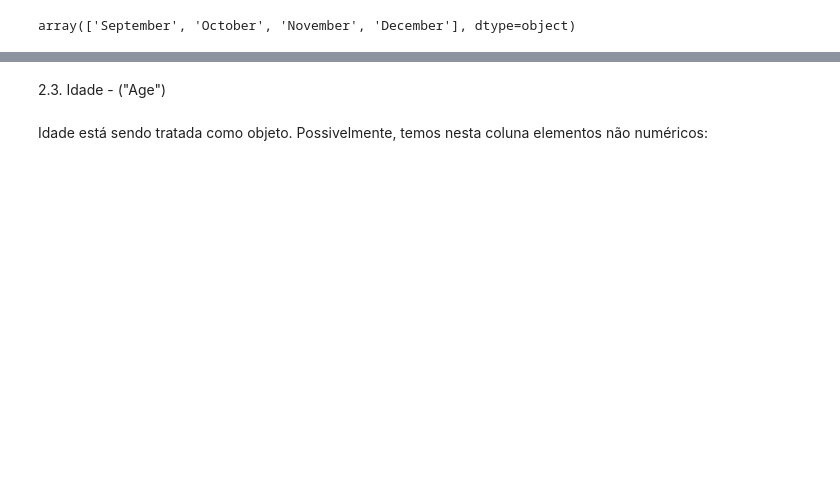
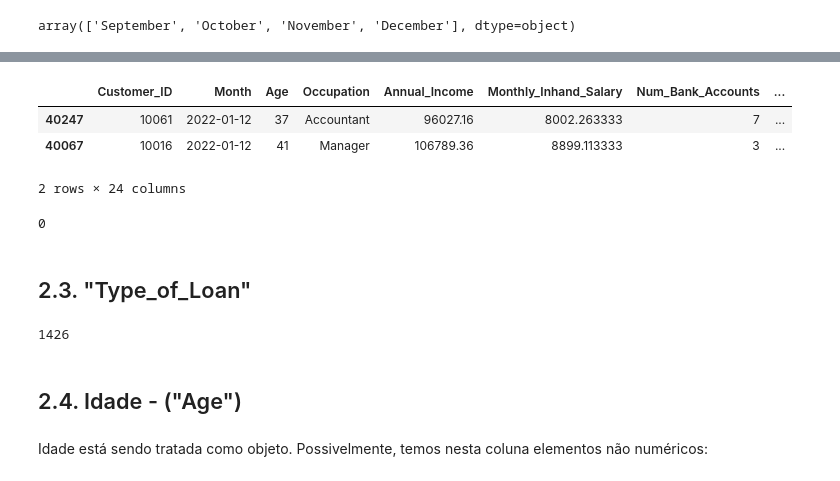
Before and after one commit to julianacamara98/intro_python_2023_ProjetoFinal, a Jupyter notebook: EDA.ipynb, the cells around one changed output, grey strips where cells are left out. Saved outputs shown, nothing was run; the diff lists cells and outputs as text; code cells hidden in the pictures; blank space fills up the shorter version.

```diff
--- a/EDA.ipynb
+++ b/EDA.ipynb
@@ -231,5 +218,24 @@ Agora, é possível verificar que não há valores faltantes em "Anual_Income" (
+# %%
+dados['Monthly_Inhand_Salary'].fillna(value= dados['Annual_Income']/12, inplace=True)
+# %%
+dados.loc[(dados['Customer_ID'] == 10061) | (dados['Customer_ID'] == 10016)]
+# %% [output]
+|  | Customer_ID | Month | Age | Occupation | Annual_Income | Monthly_Inhand_Salary | Num_Bank_Accounts | ... |
+| 40247 | 10061 | 2022-01-12 | 37 | Accountant | 96027.16 | 8002.263333 | 7 | ... |
+| 40067 | 10016 | 2022-01-12 | 41 | Manager | 106789.36 | 8899.113333 | 3 | ... |
+2 rows × 24 columns
+# %%
+dados['Monthly_Inhand_Salary'].isnull().sum()
+# %% [output]
+0
+# %% [markdown]
+## 2.3. "Type_of_Loan"
+# %%
+dados['Type_of_Loan'].isnull().sum()
+# %% [output]
+1426
 # %% [markdown]
-2.3. Idade - ("Age")
+## 2.4. Idade - ("Age")
 # %% [markdown]
 Idade está sendo tratada como objeto. Possivelmente, temos nesta coluna elementos não numéricos:
 # %%
```
Also changed, not shown: parts of 36 cells of this notebook.
